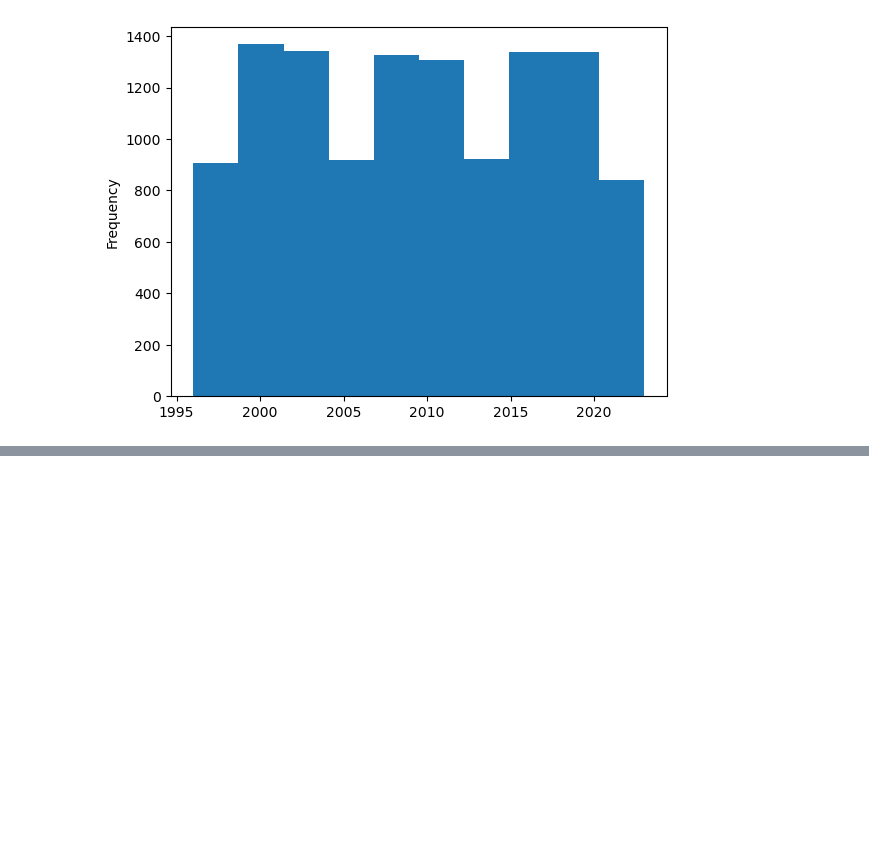
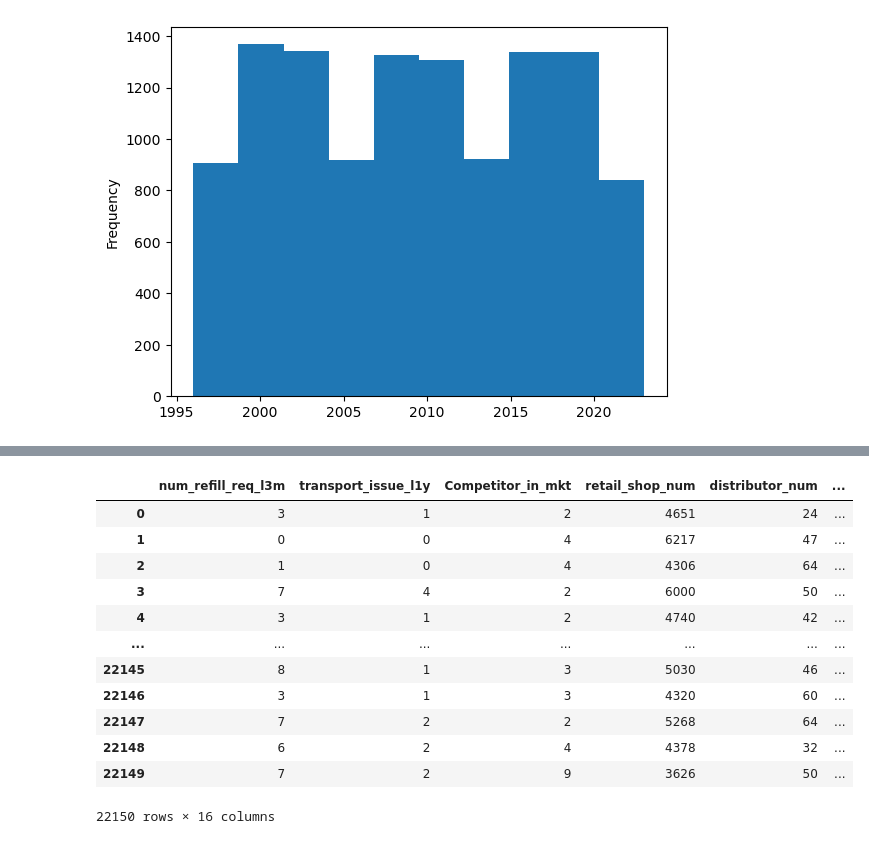
Before and after one commit to harshthorve284/SUPPLYCHAIN, a Jupyter notebook: model.ipynb, the cells around one changed output, grey strips where cells are left out. Saved outputs shown, nothing was run; the diff lists cells and outputs as text; code cells hidden in the pictures; blank space fills up the shorter version.

```diff
--- a/model.ipynb
+++ b/model.ipynb
@@ -120,0 +166,2 @@ df['approved_wh_govt_certificate'].fillna(df['approved_wh_govt_certificate'].mod
+# %%
+numerical_columns = df.select_dtypes(exclude ='object')
@@ -120,0 +184,16 @@ df['approved_wh_govt_certificate'].fillna(df['approved_wh_govt_certificate'].mod
+# %%
+numerical_columns
+# %% [output]
+|  | num_refill_req_l3m | transport_issue_l1y | Competitor_in_mkt | retail_shop_num | distributor_num | ... |
+| 0 | 3 | 1 | 2 | 4651 | 24 | ... |
+| 1 | 0 | 0 | 4 | 6217 | 47 | ... |
+| 2 | 1 | 0 | 4 | 4306 | 64 | ... |
+| 3 | 7 | 4 | 2 | 6000 | 50 | ... |
+| 4 | 3 | 1 | 2 | 4740 | 42 | ... |
+| ... | ... | ... | ... | ... | ... | ... |
+| 22145 | 8 | 1 | 3 | 5030 | 46 | ... |
+| 22146 | 3 | 1 | 3 | 4320 | 60 | ... |
+| 22147 | 7 | 2 | 2 | 5268 | 64 | ... |
+| 22148 | 6 | 2 | 4 | 4378 | 32 | ... |
+| 22149 | 7 | 2 | 9 | 3626 | 50 | ... |
+22150 rows × 16 columns
```
Also changed, not shown: parts of 20 cells of this notebook.
